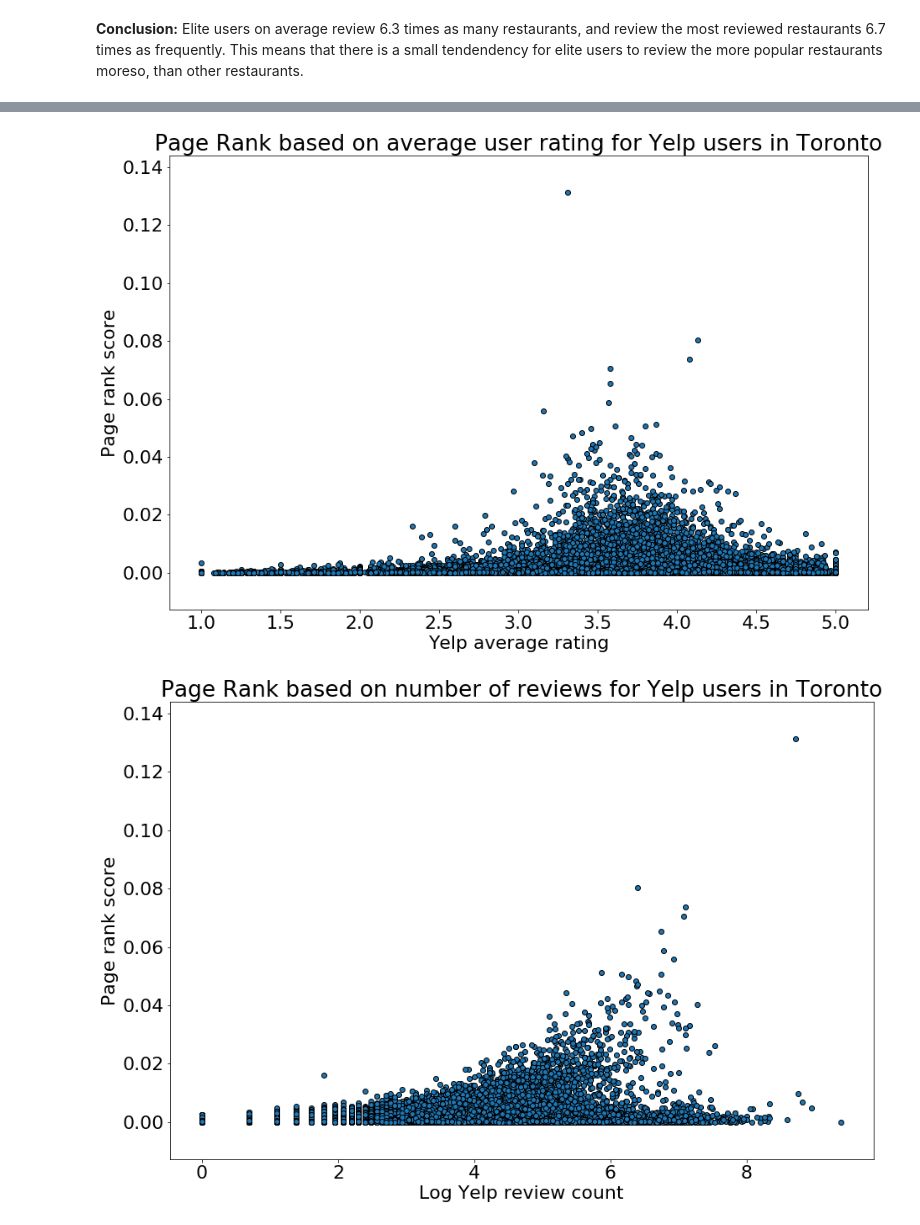
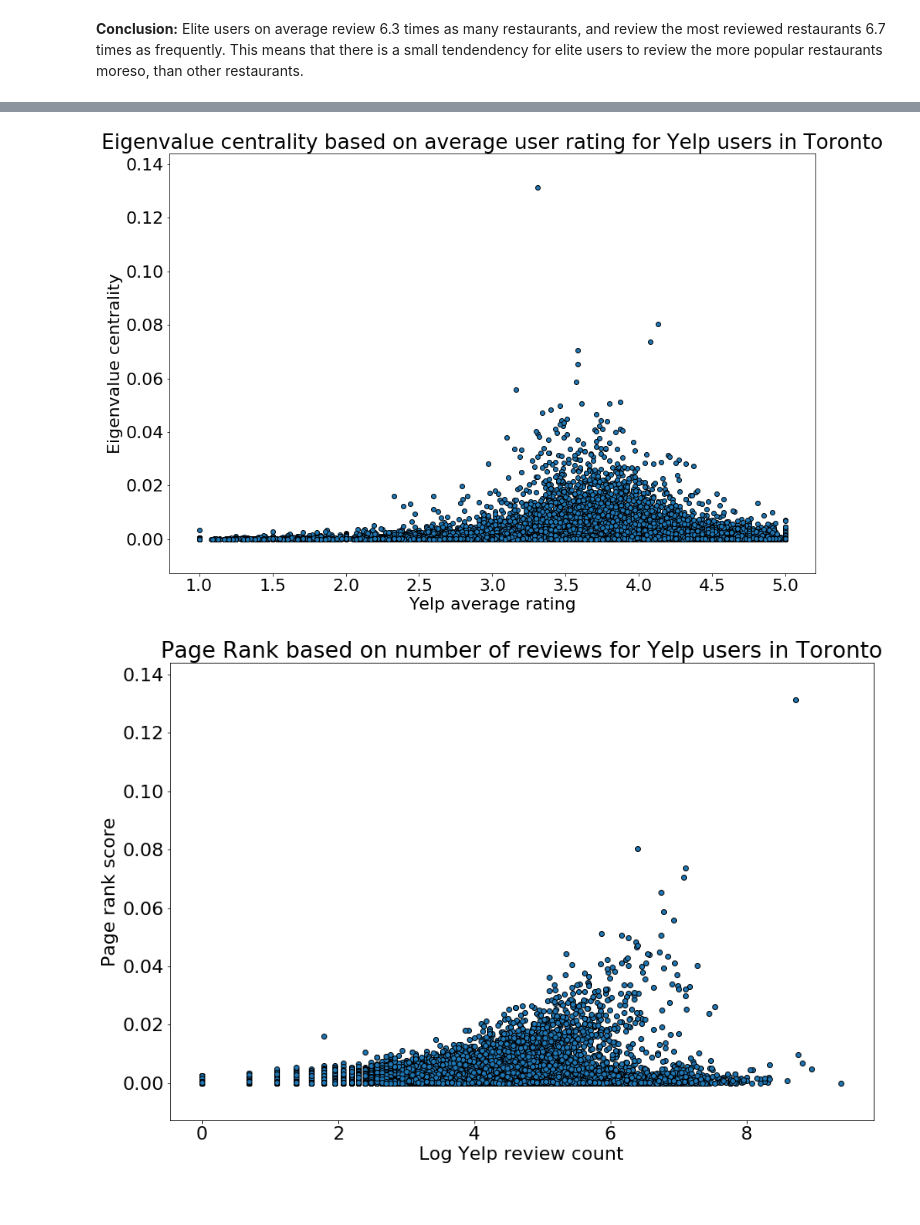
Before and after one commit to thomasnilsson/02805-social-graphs-2018, a Jupyter notebook: project1/Review Network.ipynb, the cells around one changed output, grey strips where cells are left out. Saved outputs shown, nothing was run; the diff lists cells and outputs as text; code cells hidden in the pictures; blank space fills up the shorter version.

```diff
--- a/project1/Review Network.ipynb
+++ b/project1/Review Network.ipynb
@@ -216,13 +216,13 @@ user.to_csv('toronto/toronto_users.csv')
 # %%
 plt.figure(figsize=[15,10])
 plt.scatter(user.average_stars, user.ev, edgecolors='black')
 plt.xlabel('Yelp average rating')
-plt.ylabel('Page rank score')
-plt.title('Page Rank based on average user rating for Yelp users in Toronto')
+plt.ylabel('Eigenvalue centrality')
+plt.title('Eigenvalue centrality based on average user rating for Yelp users in Toronto')
 plt.savefig('plots/user_rating_ev.svg', format='svg', bbox_inches="tight")
 plt.show()
 # %% [output]
-[figure, old version]
+[figure, new version]
 # %%
 plt.figure(figsize=[15,10])
 plt.scatter(np.log(user.review_count), user.ev, edgecolors='black')
```
Also changed, not shown: parts of 4 cells of this notebook, 22 other files.
